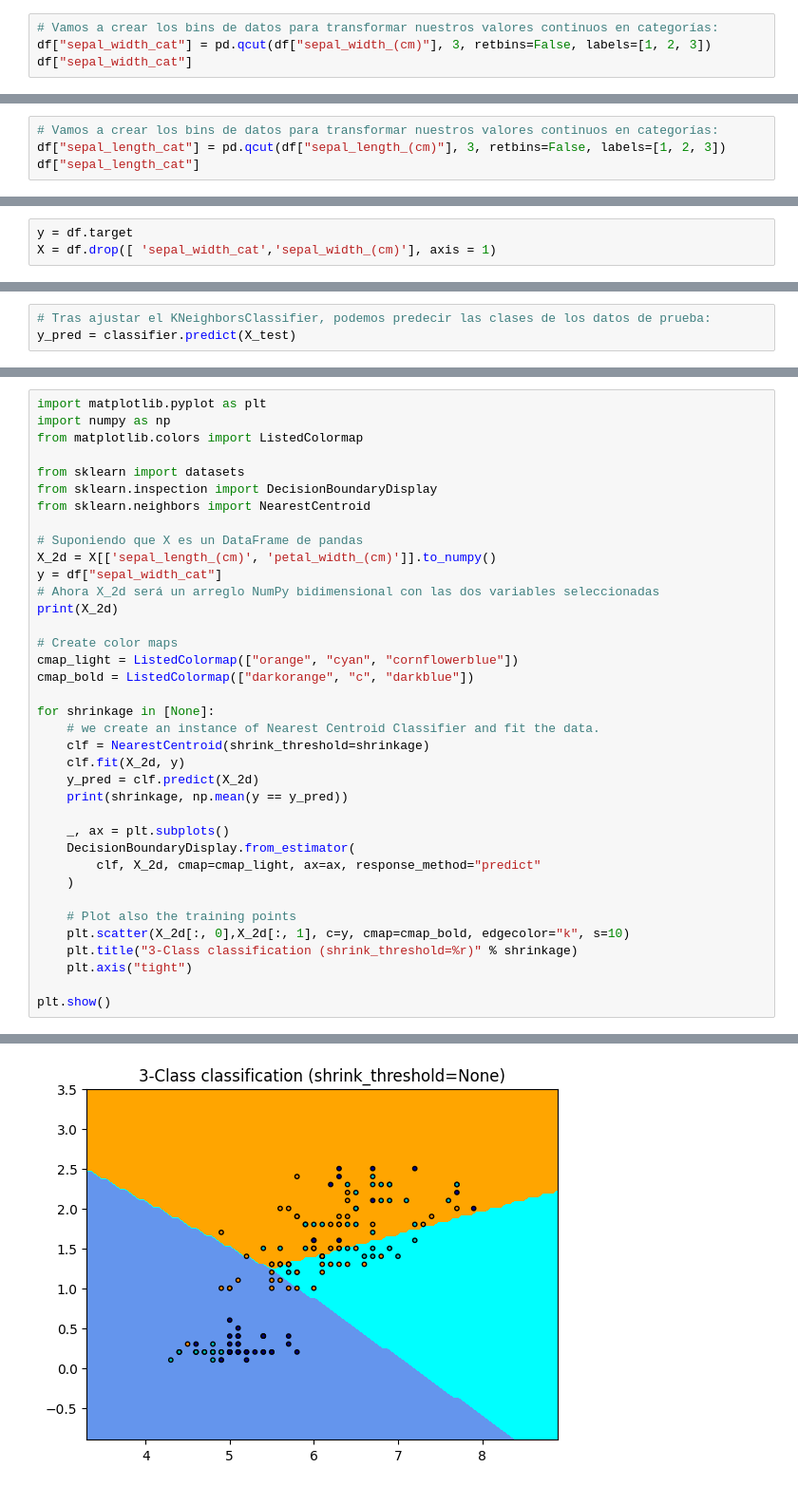
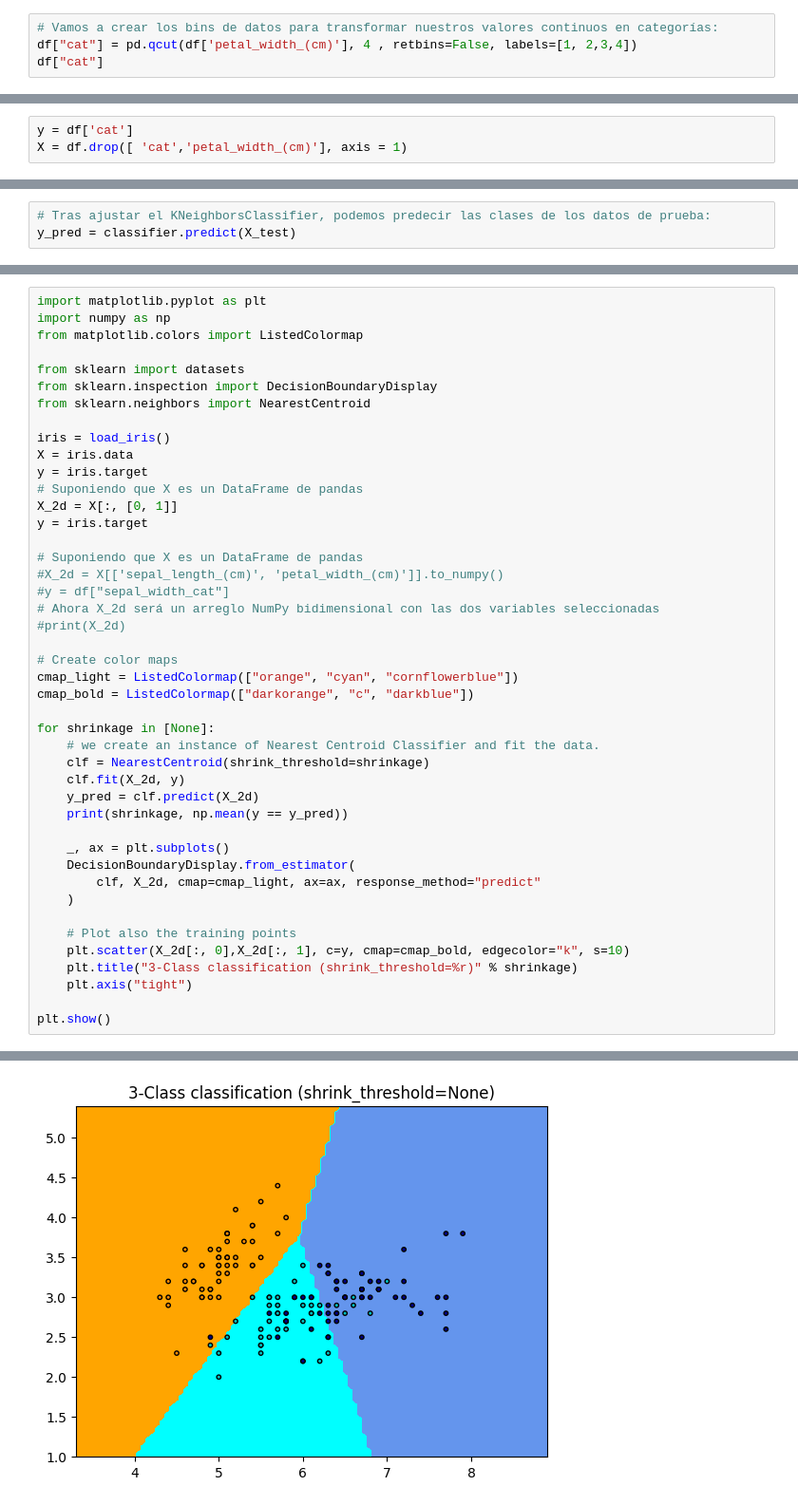
Before and after one commit to pau1ag/caso4, a Jupyter notebook: caso4.ipynb, the cells around one changed output, grey strips where cells are left out. Shown: that part at 95% size. Drawn from its saved outputs; the diff is of its cells as text.

```diff
--- a/caso4.ipynb
+++ b/caso4.ipynb
@@ -43,6 +43,6 @@ Index(['sepal_length_(cm)', 'sepal_width_(cm)', 'petal_length_(cm)',
       dtype='object')
 # %%
 # Vamos a crear los bins de datos para transformar nuestros valores continuos en categorías:
-df["sepal_width_cat"] = pd.qcut(df["sepal_width_(cm)"], 3, retbins=False, labels=[1, 2, 3])
-df["sepal_width_cat"]
+df["cat"] = pd.qcut(df['petal_width_(cm)'], 4 , retbins=False, labels=[1, 2,3,4])
+df["cat"]
 # %% [output]
@@ -62,4 +61,0 @@ Categories (3, int64): [1 < 2 < 3]
-# %%
-# Vamos a crear los bins de datos para transformar nuestros valores continuos en categorías:
-df["sepal_length_cat"] = pd.qcut(df["sepal_length_(cm)"], 3, retbins=False, labels=[1, 2, 3])
-df["sepal_length_cat"]
@@ -80,6 +62,6 @@ Categories (3, int64): [1 < 2 < 3]
 # %%
-y = df.target
-X = df.drop([ 'sepal_width_cat','sepal_width_(cm)'], axis = 1)
+y = df['cat']
+X = df.drop([ 'cat','petal_width_(cm)'], axis = 1)
 # %%
 from sklearn.model_selection import train_test_split
 
@@ -163,11 +146,18 @@ from sklearn import datasets
 from sklearn.inspection import DecisionBoundaryDisplay
 from sklearn.neighbors import NearestCentroid
 
+iris = load_iris()
+X = iris.data
+y = iris.target
 # Suponiendo que X es un DataFrame de pandas
-X_2d = X[['sepal_length_(cm)', 'petal_width_(cm)']].to_numpy()
-y = df["sepal_width_cat"]
+X_2d = X[:, [0, 1]]
+y = iris.target
+
+# Suponiendo que X es un DataFrame de pandas
+#X_2d = X[['sepal_length_(cm)', 'petal_width_(cm)']].to_numpy()
+#y = df["sepal_width_cat"]
 # Ahora X_2d será un arreglo NumPy bidimensional con las dos variables seleccionadas
-print(X_2d)
+#print(X_2d)
 
 # Create color maps
 cmap_light = ListedColormap(["orange", "cyan", "cornflowerblue"])
@@ -212 +186 @@ None 0.47333333333333333
-[figure, old version]
+[figure, new version]
```
Also changed, not shown: parts of 14 cells of this notebook.
